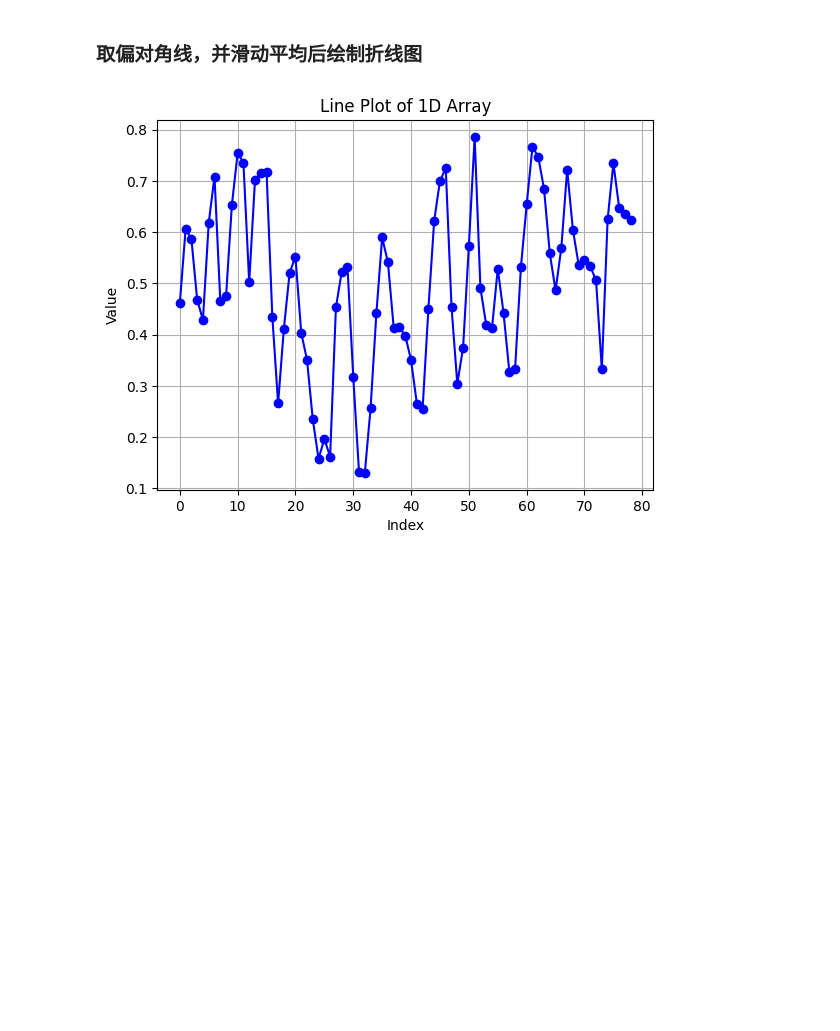
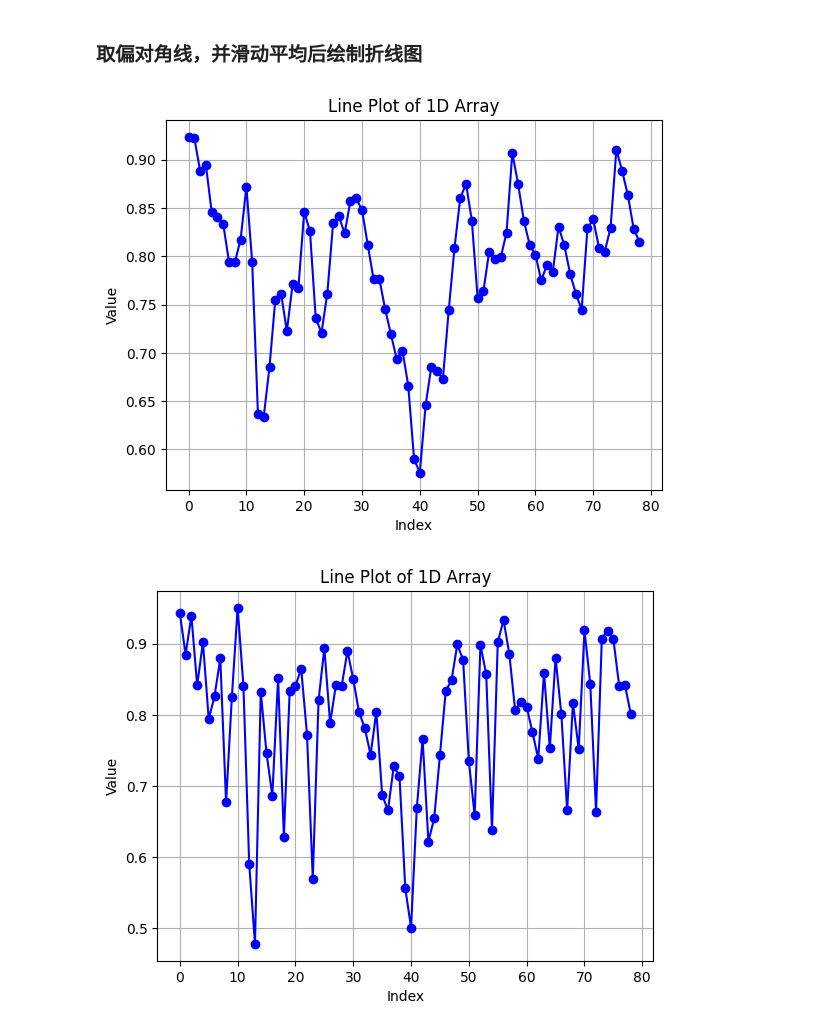
Before and after one commit to BlackieFC/MyCDM, a Jupyter notebook: process_pdf.ipynb, the cells around one changed output. Drawn from its saved outputs; the diff is of its cells as text; code cells hidden in the pictures; blank space fills up the shorter version.

```diff
--- a/process_pdf.ipynb
+++ b/process_pdf.ipynb
@@ -522,33 +522,35 @@ def plot_1d_array(data, title='Line Plot of 1D Array', xlabel='Index', ylabel='V
     返回:
     - None
     """
     # 创建一个新的图形
     plt.figure()
     # 绘制折线图
     plt.plot(data, color=color, linestyle=linestyle, marker=marker)
     # 添加标题和标签
     plt.title(title)
     plt.xlabel(xlabel)
     plt.ylabel(ylabel)
     # 显示网格
     plt.grid(True)
     # 显示图形
     plt.show()
 
 
 # 实际调用
-# array = sim_matrix
-array = np.random.rand(80, 80)
+array = sim_matrix
+# array = np.random.rand(80, 80)
 
 # 取偏对角线（上方的偏对角线）
 upper_diag = np.diag(array, k=1)
 # print("Upper diagonal (k=1):")
 # print(type(upper_diag))
 
 # 滑动平均
 smoothed_data = smooth(upper_diag, window_size=3)
 
 # 绘制折线图
 plot_1d_array(smoothed_data)
+plot_1d_array(upper_diag)
 # %% [output]
-[figure, old version]
+[figure, new version]
+[figure, added]
```
Also changed, not shown: parts of 2 cells of this notebook.
